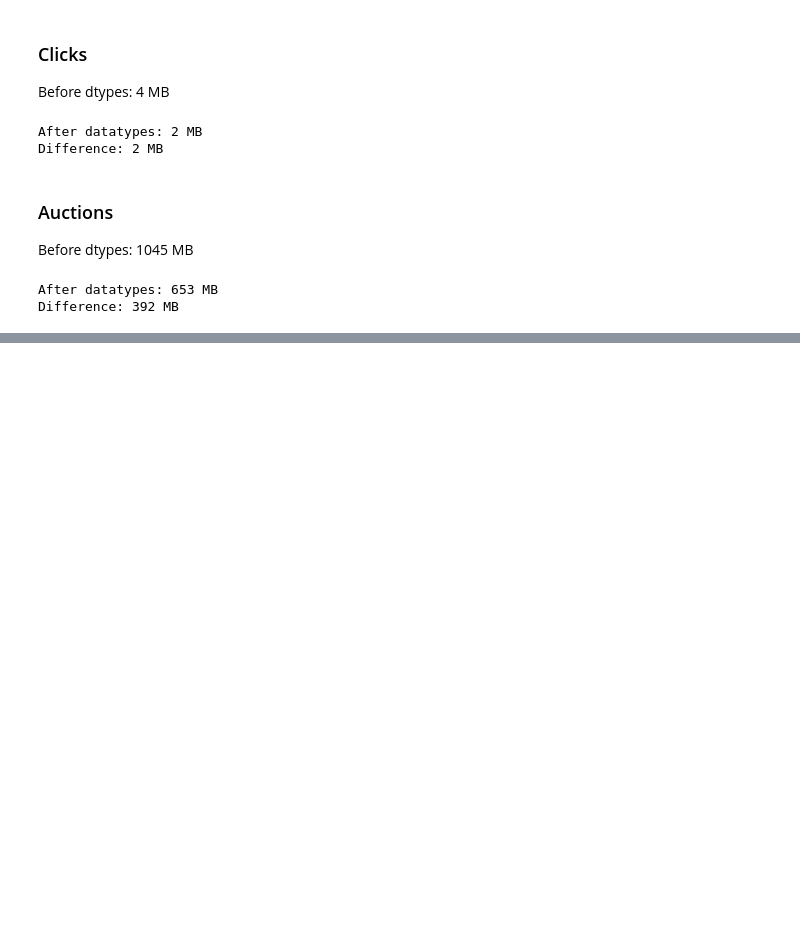
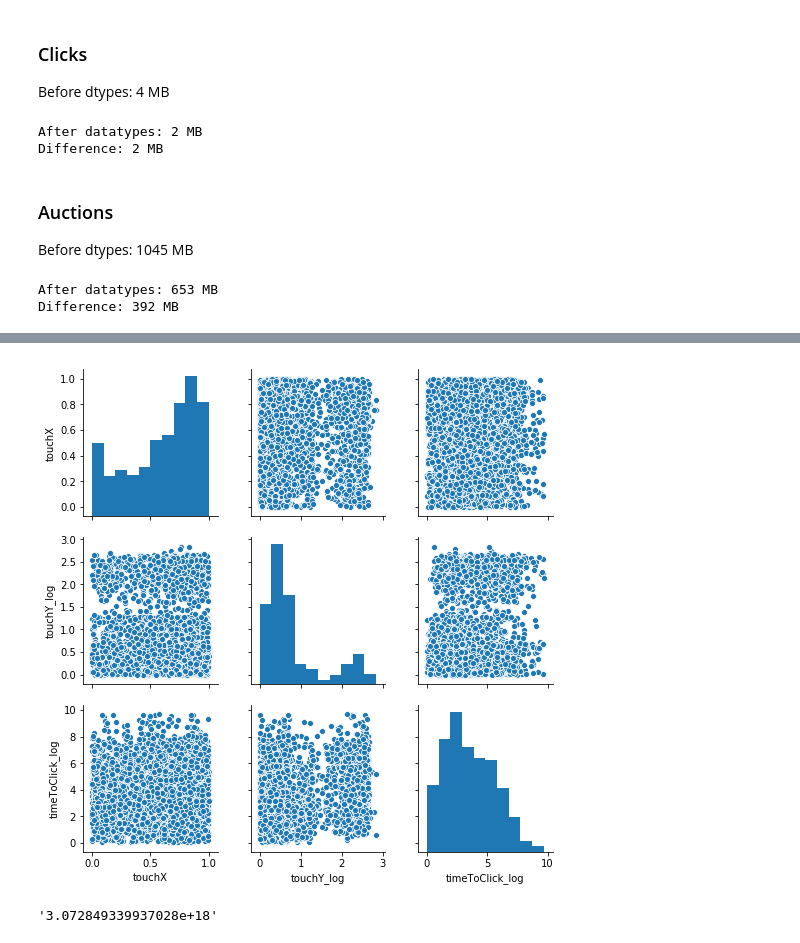
Before and after one commit to bebetosaba/7506-datos-1C2019, a Jupyter notebook: TP1/analisis.ipynb, the cells around one changed output, grey strips where cells are left out. Drawn from its saved outputs; the diff is of its cells as text; code cells hidden in the pictures; blank space fills up the shorter version.

```diff
--- a/TP1/analisis.ipynb
+++ b/TP1/analisis.ipynb
@@ -109,0 +197,8 @@ Difference: 392 MB
+# %%
+sns.pairplot(clicksDF.loc[(clicksDF['specs_brand']=='392184377613098015') & (clicksDF['os_major']==major0),["touchX","touchY_log","timeToClick_log"]].dropna());
+# %% [output]
+[figure, added]
+# %%
+clicksDF[["touchX","touchY_log",'specs_brand','os_major']].dropna()['os_major'].value_counts().index[0]
+# %% [output]
+'3.072849339937028e+18'
```
Also changed, not shown: parts of 13 cells of this notebook.
